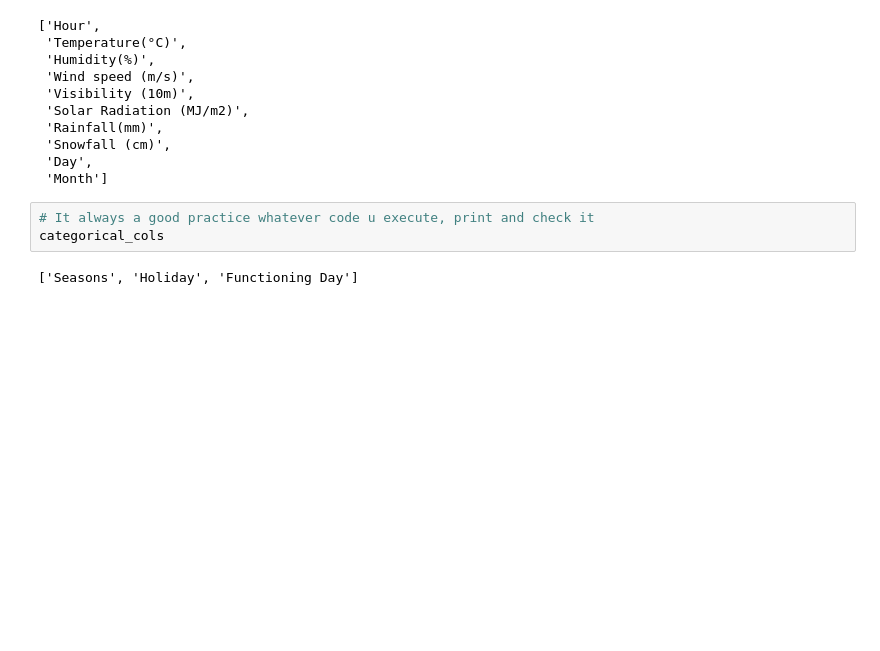
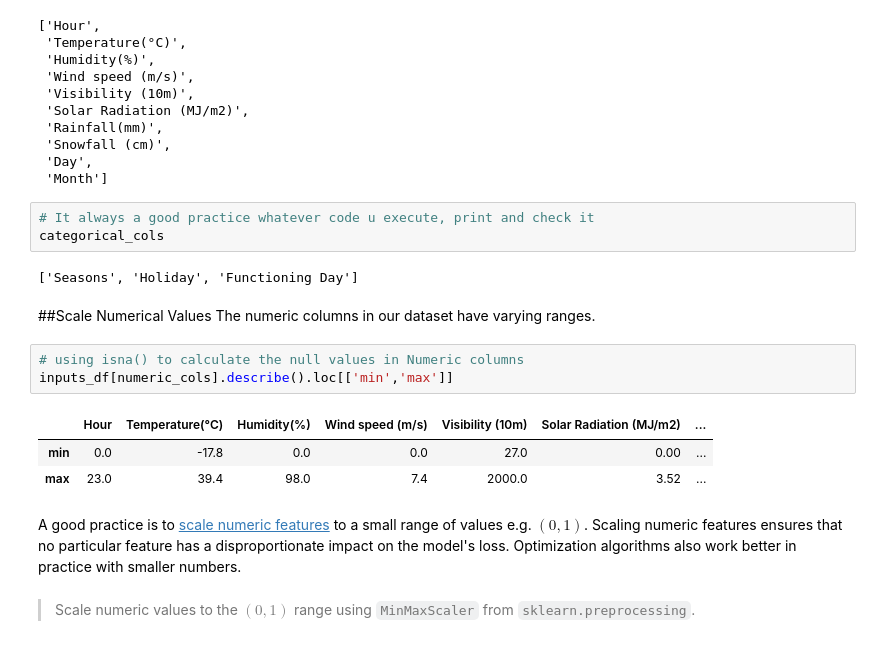
Before and after one commit to NitinYallapurkar/Bike_Sharing_Demand_Prediction, a Jupyter notebook: Bike_Sharing_Demand_Prediction.ipynb, the cells around one changed output. Saved outputs shown, nothing was run; the diff lists cells and outputs as text; blank space fills up the shorter version.

Commit message:
Prepare the Dataset for Training 2

```diff
--- a/Bike_Sharing_Demand_Prediction.ipynb
+++ b/Bike_Sharing_Demand_Prediction.ipynb
@@ -648,3 +648,17 @@ numeric_cols
 categorical_cols
 # %% [output]
 ['Seasons', 'Holiday', 'Functioning Day']
+# %% [markdown]
+##Scale Numerical Values
+The numeric columns in our dataset have varying ranges.
+# %%
+# using isna() to calculate the null values in Numeric columns
+inputs_df[numeric_cols].describe().loc[['min','max']]
+# %% [output]
+|  | Hour | Temperature(°C) | Humidity(%) | Wind speed (m/s) | Visibility (10m) | Solar Radiation (MJ/m2) | ... |
+| min | 0.0 | -17.8 | 0.0 | 0.0 | 27.0 | 0.00 | ... |
+| max | 23.0 | 39.4 | 98.0 | 7.4 | 2000.0 | 3.52 | ... |
+# %% [markdown]
+A good practice is to [scale numeric features](https://scikit-learn.org/stable/modules/preprocessing.html#scaling-features-to-a-range) to a small range of values e.g. $(0,1)$. Scaling numeric features ensures that no particular feature has a disproportionate impact on the model's loss. Optimization algorithms also work better in practice with smaller numbers.
+# %% [markdown]
+>Scale numeric values to the $(0, 1)$ range using `MinMaxScaler` from `sklearn.preprocessing`.
```
Also changed, not shown: parts of 10 cells of this notebook.
